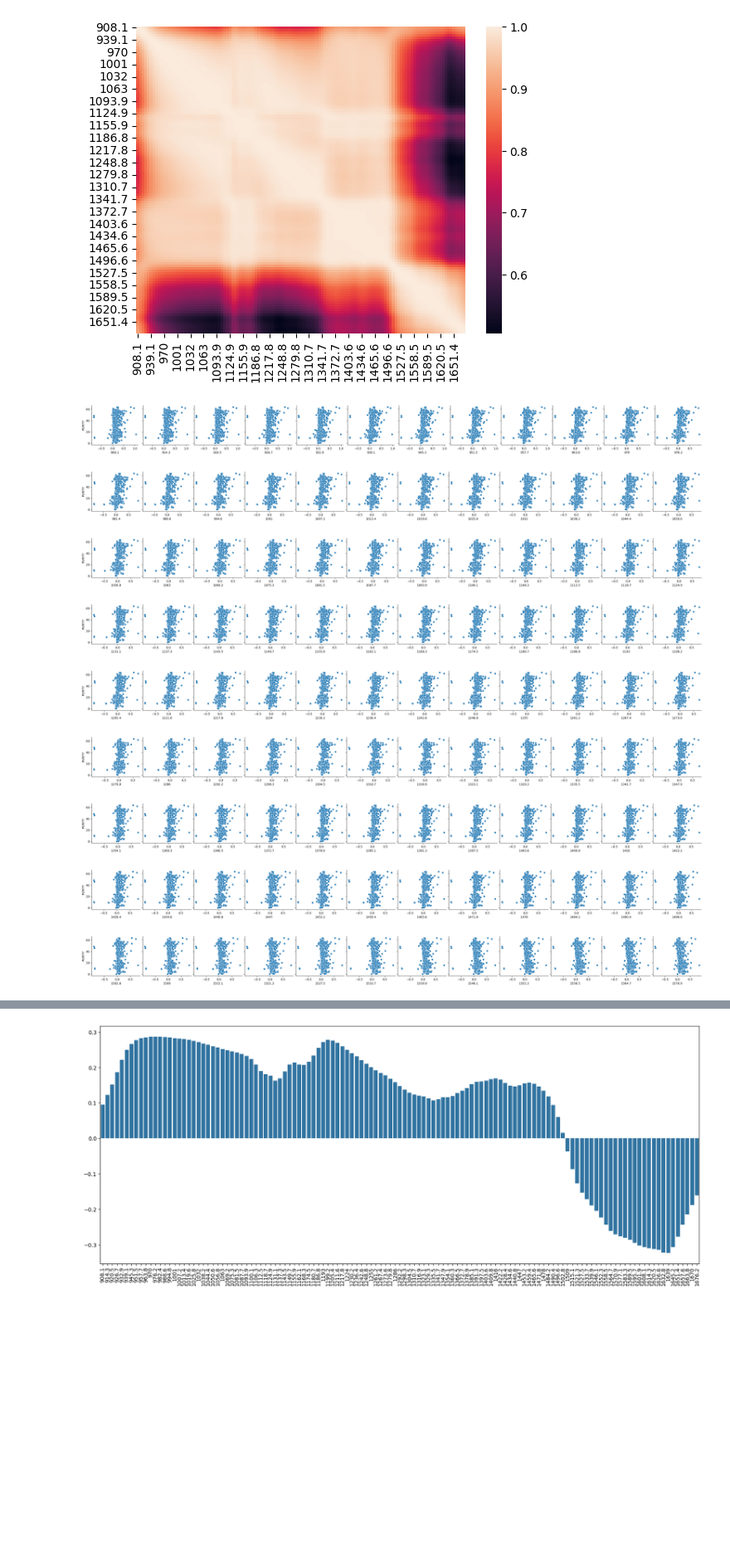
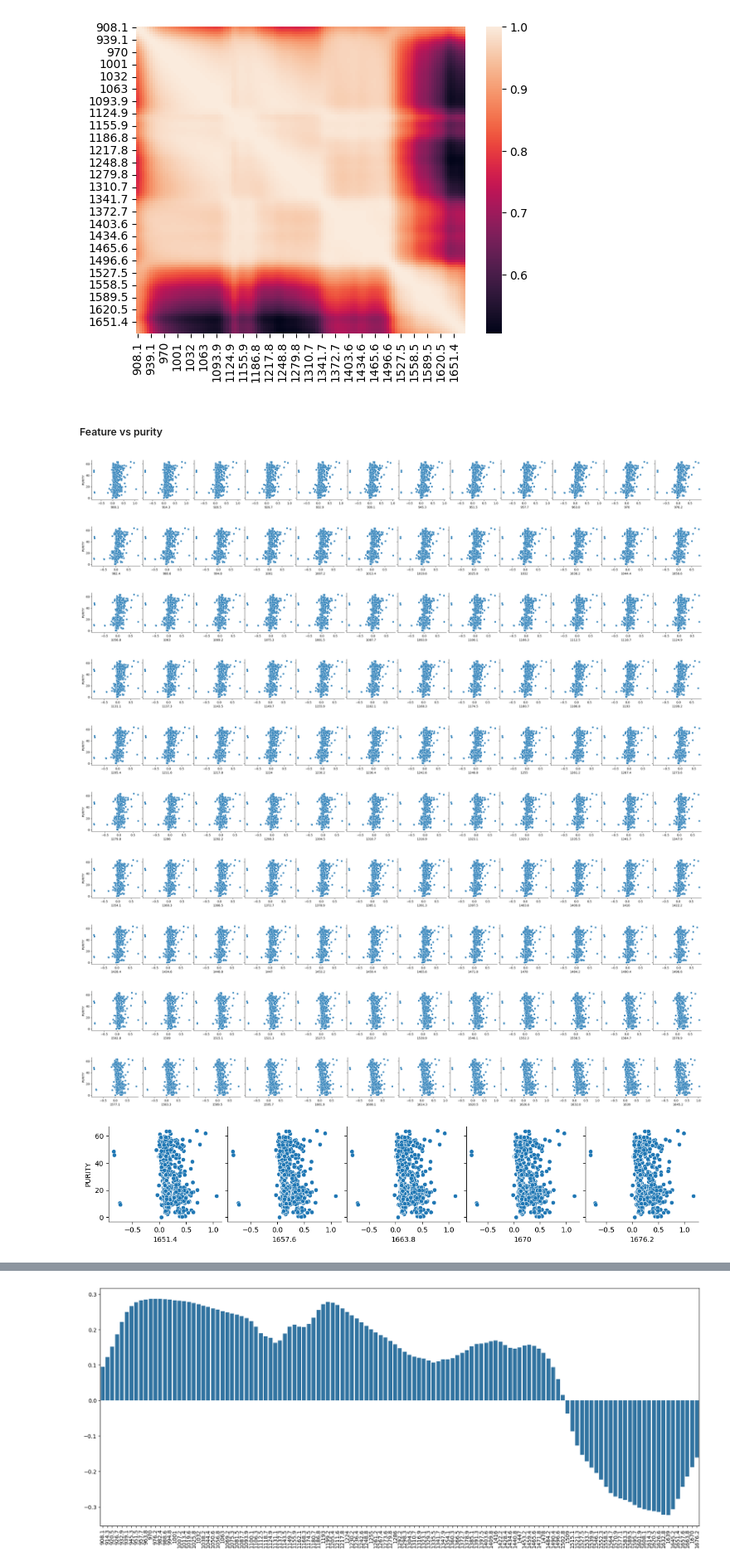
Before and after one commit to eferrer11/ML-project-heroin, a Jupyter notebook: Rendu_final.ipynb, the cells around one changed output, grey strips where cells are left out. Shown at 83% size. Saved outputs shown, nothing was run; the diff lists cells and outputs as text; code cells hidden in the pictures; blank space fills up the shorter version.

```diff
--- a/Rendu_final.ipynb
+++ b/Rendu_final.ipynb
@@ -98,18 +105,22 @@ sns.heatmap(data.iloc[:, 6:].corr())
 # %% [output]
 <Axes: >
 [figure]
+# %% [markdown]
+##### Feature vs purity
 # %%
 n = 0
-for i in range (1, 10):
+for i in range (1, 12):
     sns.pairplot(data=data, x_vars= data.iloc[:, 6 + n :6 + i*12].columns.values, y_vars = 'PURITY')
     n = i*12
 # %% [output]
 [figure]
 [figure]
 [figure]
 [figure]
 [figure]
 [figure]
 [figure]
 [figure]
 [figure]
+[figure, added]
+[figure, added]
```
Also changed, not shown: parts of 8 cells of this notebook, 3 other files.
